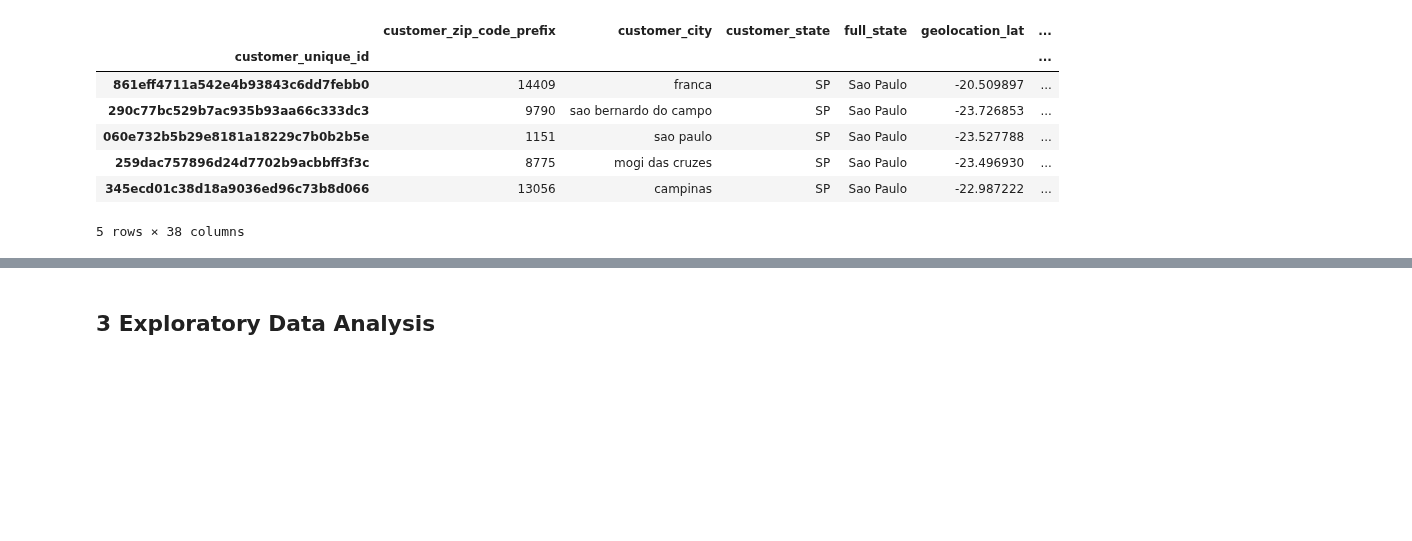
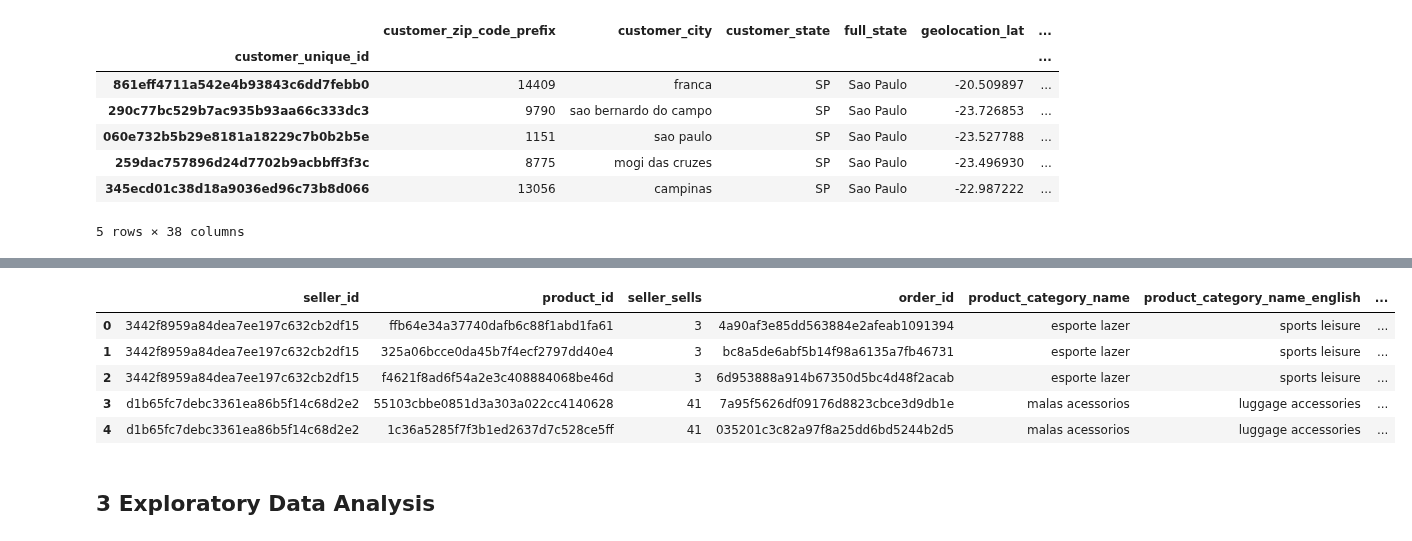
Before and after one commit to hilarylimyuxuan/Customer-Segmentation-Model, a Jupyter notebook: Olist Customer Segmentation Model.ipynb, the cells around one changed output, grey strips where cells are left out. Drawn from its saved outputs; the diff is of its cells as text; code cells hidden in the pictures; blank space fills up the shorter version.

```diff
--- a/Olist Customer Segmentation Model.ipynb
+++ b/Olist Customer Segmentation Model.ipynb
@@ -1527,0 +1556,6 @@ display(cs_df.head())
+# %%
+prdt_seller=pd.DataFrame()
+prdt_seller['seller_sells']=order_items['seller_id'].value_counts()
+prdt_seller=prdt_seller.reset_index(drop=False)
+prdt_seller=prdt_seller.rename(columns={'index':'seller_id'})
+prdt_seller
@@ -1528,3 +1576,14 @@ display(cs_df.head())
+# %%
+prdt_seller_df=sellers.merge(prdt_seller,on='seller_id').merge(prdt_sell,on='seller_id')
+prdt_seller_df=prdt_seller_df.loc[:,['seller_id','product_id','seller_sells','order_id','product_category_name','product_category_name_english','seller_zip_code_prefix','seller_city','seller_state','product_name_length','product_description_length','product_photos_qty','product_weight_g','product_length_cm','product_height_cm','product_width_cm']]
+prdt_seller_df.head()
+# %% [output]
+|  | seller_id | product_id | seller_sells | order_id | product_category_name | product_category_name_english | ... |
+| 0 | 3442f8959a84dea7ee197c632cb2df15 | ffb64e34a37740dafb6c88f1abd1fa61 | 3 | 4a90af3e85dd563884e2afeab1091394 | esporte lazer | sports leisure | ... |
+| 1 | 3442f8959a84dea7ee197c632cb2df15 | 325a06bcce0da45b7f4ecf2797dd40e4 | 3 | bc8a5de6abf5b14f98a6135a7fb46731 | esporte lazer | sports leisure | ... |
+| 2 | 3442f8959a84dea7ee197c632cb2df15 | f4621f8ad6f54a2e3c408884068be46d | 3 | 6d953888a914b67350d5bc4d48f2acab | esporte lazer | sports leisure | ... |
+| 3 | d1b65fc7debc3361ea86b5f14c68d2e2 | 55103cbbe0851d3a303a022cc4140628 | 41 | 7a95f5626df09176d8823cbce3d9db1e | malas acessorios | luggage accessories | ... |
+| 4 | d1b65fc7debc3361ea86b5f14c68d2e2 | 1c36a5285f7f3b1ed2637d7c528ce5ff | 41 | 035201c3c82a97f8a25dd6bd5244b2d5 | malas acessorios | luggage accessories | ... |
 # %% [markdown]
 ## 3 Exploratory Data Analysis
 # %%
```
Also changed, not shown: parts of 23 cells of this notebook.
